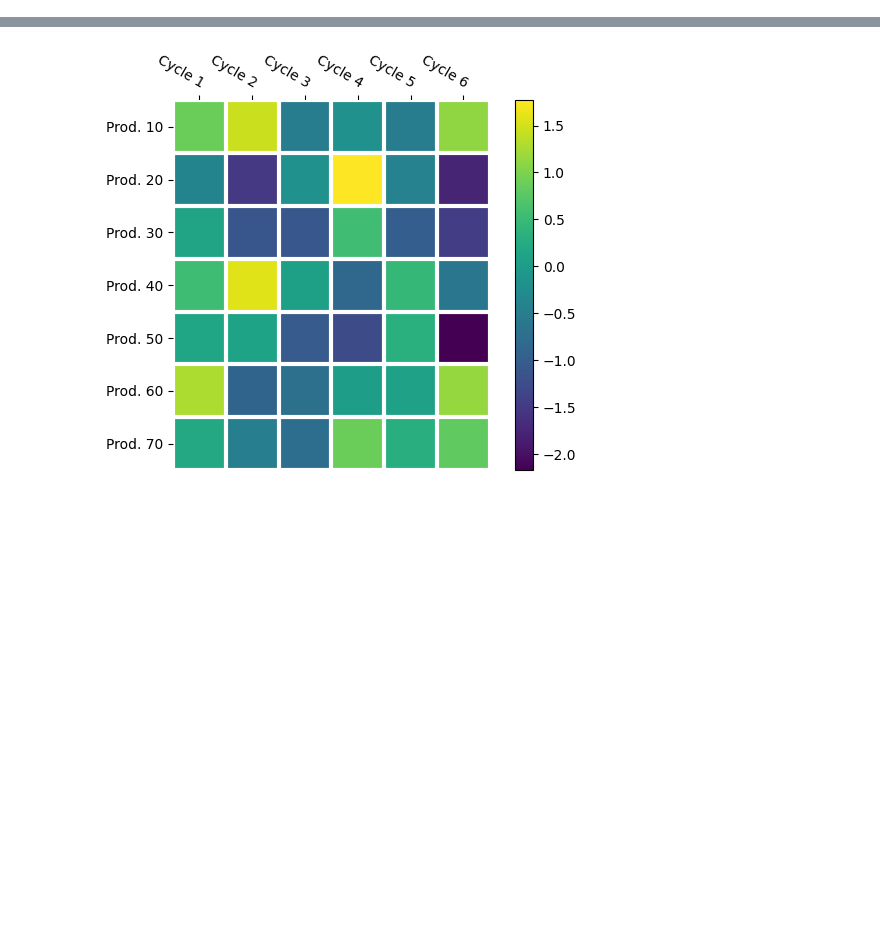
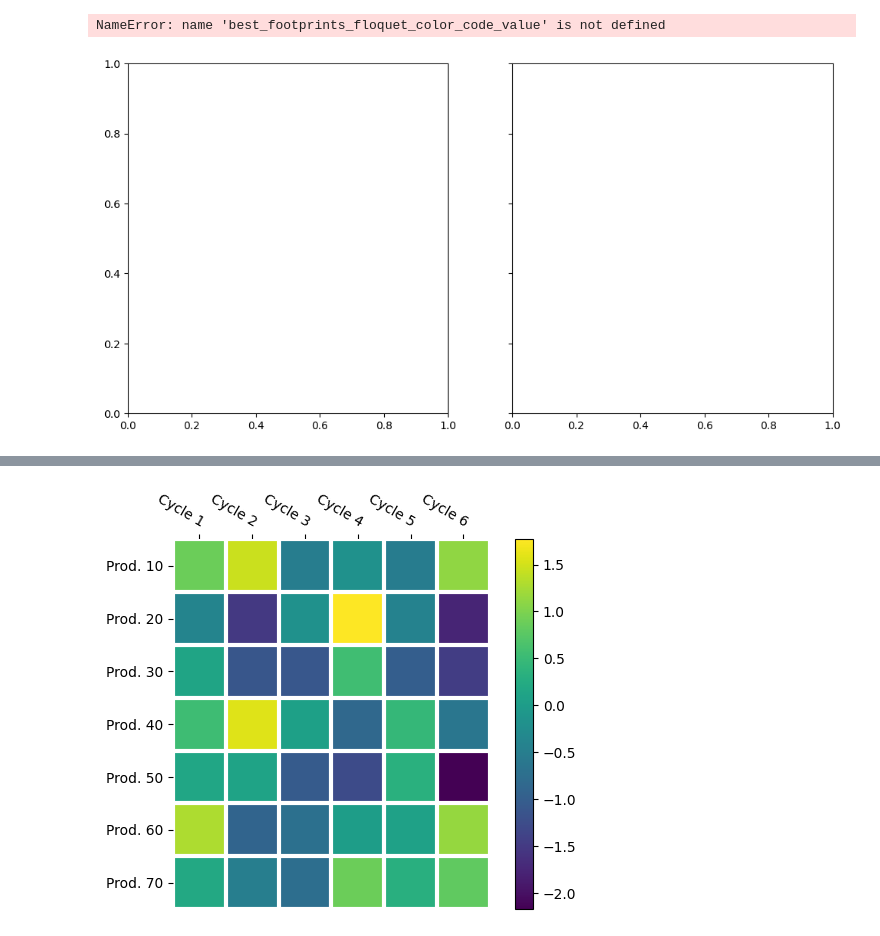
Before and after one commit to peter-janderks/floquet_colour_codes_numerics, a Jupyter notebook: heatmap/heatmap_plot.ipynb, the cells around one changed output, grey strips where cells are left out. Cells and saved outputs as stored; diff of their text form; code cells hidden in the pictures; blank space fills up the shorter version.

```diff
--- a/heatmap/heatmap_plot.ipynb
+++ b/heatmap/heatmap_plot.ipynb
@@ -114 +295,65 @@ for noise_model, footprints in noise_model_footprints.items():
+# %%
+
+
+def generate_plot(best_footprints):
+    x_y_to_color = defaultdict()
+    x_values = list()
+    y_values = list()
+    for noise_model, best_footprint in best_footprints.items():
+        x_y_to_color[(noise_model.split(',')[-2], noise_model.split(',')[-1])] = float_to_blue_shade(best_footprint)
+        if noise_model.split(',')[-2] not in x_values:
+            x_values.append(noise_model.split(',')[-2])
+
+        if noise_model.split(',')[-1] not in y_values:
+            y_values.append(noise_model.split(',')[-1])
+    print(x_values)
+    print(y_values)
+
+    x_values.sort()
+    y_values.sort()
+    y_values = y_values[::-1]
+    color_matrix = [[0 for i in range(len(y_values))] for j in range(len(x_values))]
+    for x_val in x_values:
+        for y_val in y_values:
+            if (x_val, y_val) in x_y_to_color:
+                color_matrix[x_values.index(x_val)][y_values.index(y_val)] = x_y_to_color[(x_val, y_val)]
+
+    x_values = [float(x) for x in x_values]
+    y_values = [float(y) for y in y_values]
+    return color_matrix, x_values, y_values
+
+# Create two subplots next to each other
+fig, (ax1, ax2) = plt.subplots(1, 2, figsize=(12, 6), sharey=True)
+
+# Generate the data for the first heatmap
+color_matrix, x_values, y_values = generate_plot(best_footprints_floquet_color_code_value)
+
+
+
+# Plot the first heatmap
+im1 = ax1.imshow(color_matrix)
+ax1.set_xticks(np.arange(len(x_values)))
+ax1.set_xticklabels(x_values)
+ax1.set_yticks(np.arange(len(y_values)))
+ax1.set_yticklabels(y_values)
+ax1.set_xlabel('Z bias')
+ax1.set_ylabel('Measurement bias')
+ax1.set_title('Floquet color code')
+
+# Plot the second heatmap (you can modify this to plot different data)
+#im2 = ax2.imshow(color_matrix_2)
+color_matrix, x_values, y_values = generate_plot(best_footprints_honeycomb_code_value)
+im2 = ax2.imshow(color_matrix)
+ax2.set_xticks(np.arange(len(x_values)))
+ax2.set_xticklabels(x_values)
+ax2.set_yticks(np.arange(len(y_values)))
+ax2.set_yticklabels(y_values)
+ax2.set_xlabel('Z bias')
+ax2.set_title('Honeycomb code')
+
+plt.tight_layout()
+plt.show()
+# %% [output]
+NameError: name 'best_footprints_floquet_color_code_value' is not defined
+[figure, added]
 # %%
```
Also changed, not shown: parts of 27 cells of this notebook.
